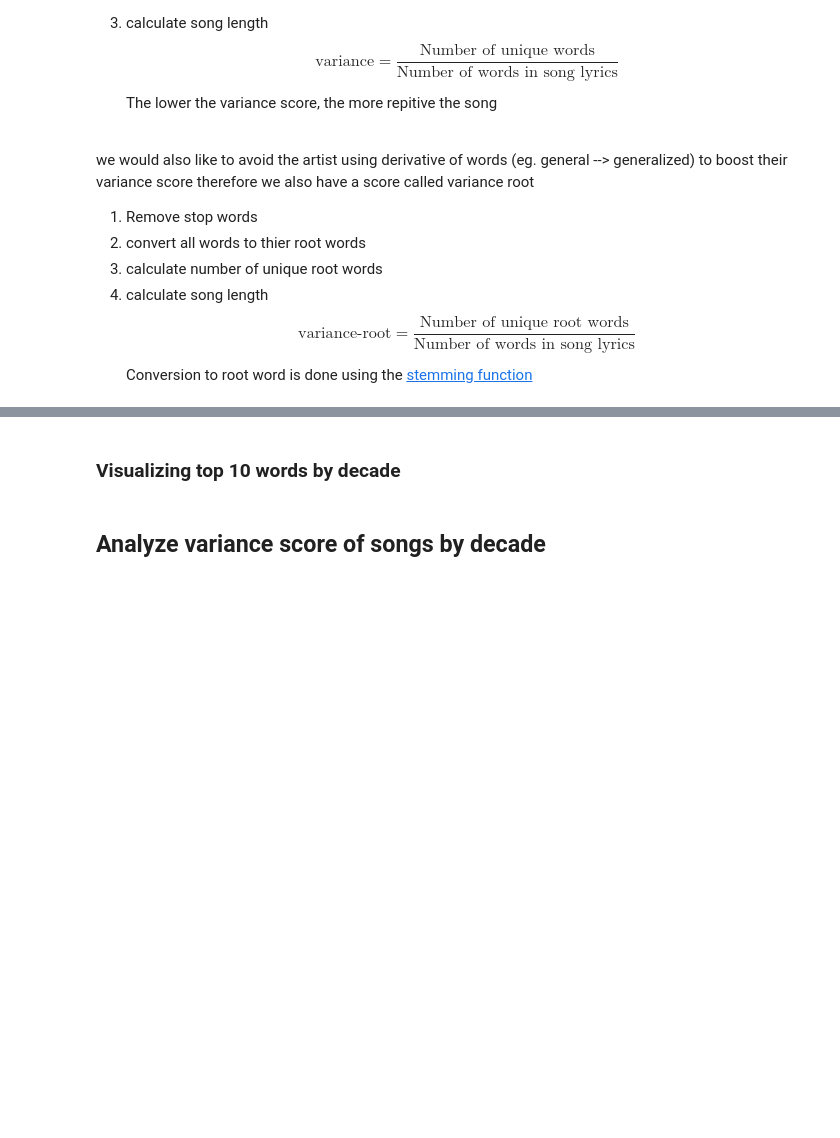
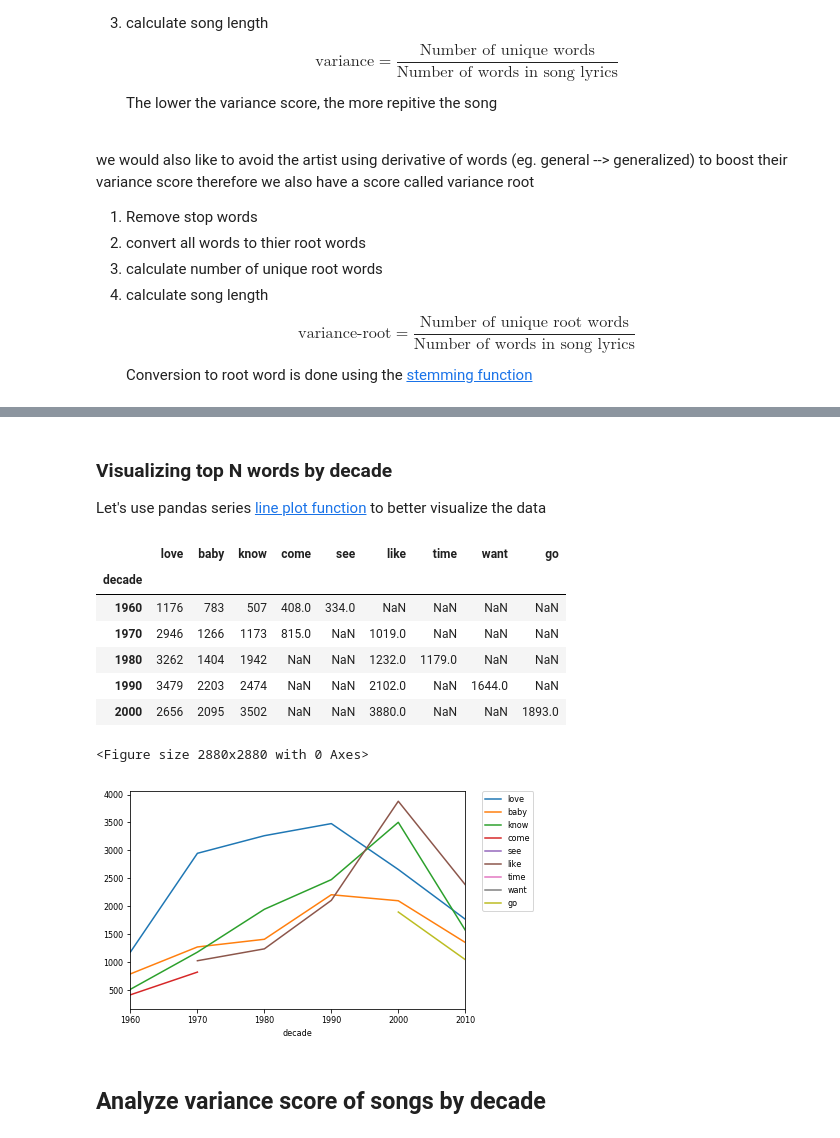
Before and after one commit to jilimm/DH_FinalProject, a Jupyter notebook: DataExploration.ipynb, the cells around one changed output, grey strips where cells are left out. Saved outputs shown, nothing was run; the diff lists cells and outputs as text; code cells hidden in the pictures; blank space fills up the shorter version.

```diff
--- a/DataExploration.ipynb
+++ b/DataExploration.ipynb
@@ -218,5 +203,49 @@ print(word_count_by_decade)
-# %% [markdown]
-### Visualizing top 10 words by decade
+# %% [markdown]
+### Visualizing top N words by decade
+Let's use pandas series [line plot function](https://pandas.pydata.org/pandas-docs/stable/reference/api/pandas.DataFrame.plot.line.html) to better visualize the data
+# %%
+'''
+>>> df = pd.DataFrame({
+...    'pig': [20, 18, 489, 675, 1776],
+...    'horse': [4, 25, 281, 600, 1900]
+...    }, index=[1990, 1997, 2003, 2009, 2014])
+>>> lines = df.plot.line()
+'''
+years = word_count_by_decade.keys()
+df = pd.DataFrame(index=word_count_by_decade.keys())
+top_words={}
+for year,value in word_count_by_decade.items():
+    value = dict(value)
+    for word,count in value.items():
+        if word not in top_words.keys():
+            top_words[word]=[]
+        top_words[word].append((year,count))
+#print(top_words)
+
+top_words_plots=[]
+for word,series_data in top_words.items():
+    df =pd.DataFrame(series_data, columns=['decade', word])
+    top_words_plots.append(df)
+from functools import reduce
+top_words_plots_df = reduce(lambda x, y: x.join(y.set_index('decade'), on='decade',how='outer'), top_words_plots).set_index('decade')
+display(top_words_plots_df.head())
+
+plt.figure(figsize=(40,40))
+#adjust font size
+plt.rcParams.update({'font.size': 8})
+line= top_words_plots_df.plot.line()
+plt.legend(bbox_to_anchor=(1.05, 1), loc=2, borderaxespad=0.)
+plt.show()
+# %% [output]
+|  | love | baby | know | come | see | like | time | want | go |
+| decade |  |  |  |  |  |  |  |  |  |
+| 1960 | 1176 | 783 | 507 | 408.0 | 334.0 | NaN | NaN | NaN | NaN |
+| 1970 | 2946 | 1266 | 1173 | 815.0 | NaN | 1019.0 | NaN | NaN | NaN |
+| 1980 | 3262 | 1404 | 1942 | NaN | NaN | 1232.0 | 1179.0 | NaN | NaN |
+| 1990 | 3479 | 2203 | 2474 | NaN | NaN | 2102.0 | NaN | 1644.0 | NaN |
+| 2000 | 2656 | 2095 | 3502 | NaN | NaN | 3880.0 | NaN | NaN | 1893.0 |
+<Figure size 2880x2880 with 0 Axes>
+[figure, added]
 # %% [markdown]
 ## Analyze variance score of songs by decade
 # %% [markdown]
```
Also changed, not shown: parts of 8 cells of this notebook.
